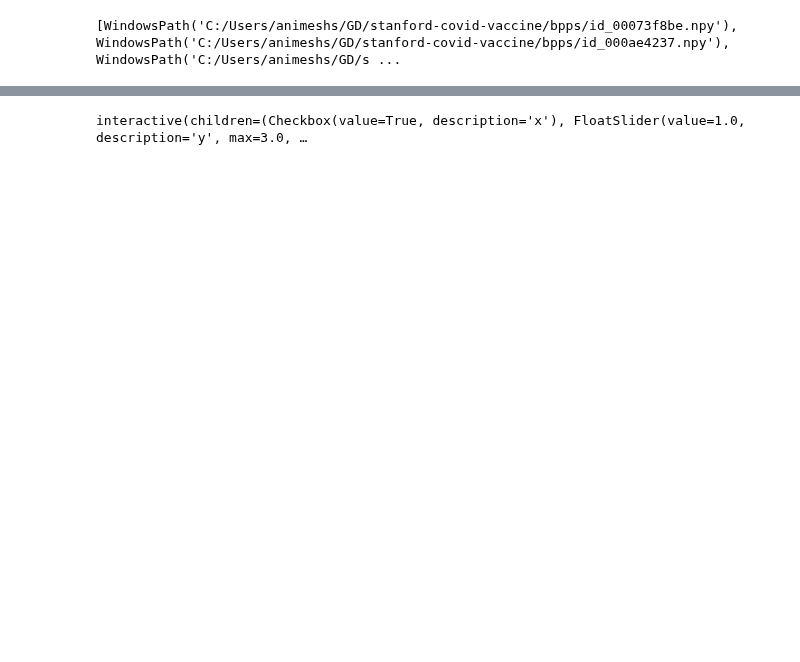
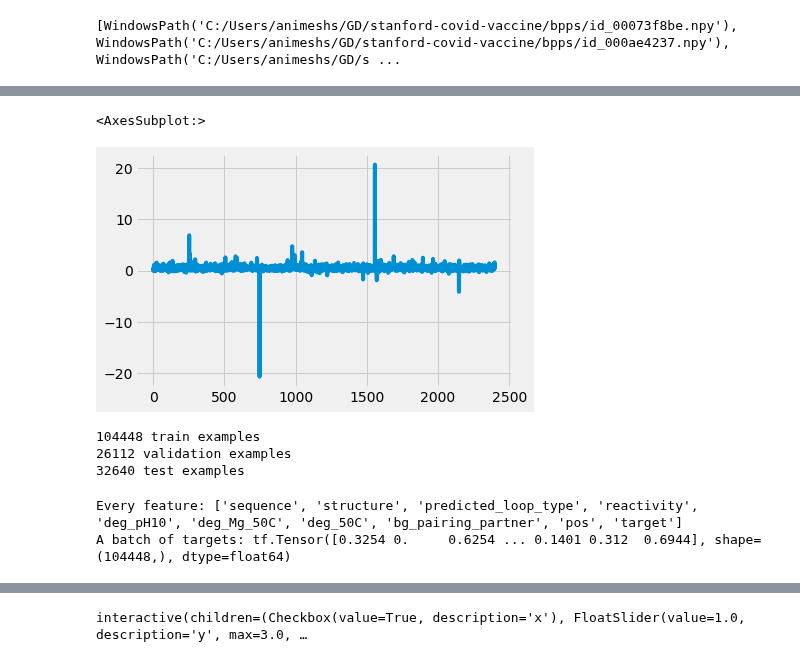
Before and after one commit to animesh/notebooks, a Jupyter notebook: deRNA.ipynb, the cells around one changed output, grey strips where cells are left out. Saved outputs shown, nothing was run; the diff lists cells and outputs as text; code cells hidden in the pictures; blank space fills up the shorter version.

```diff
--- a/deRNA.ipynb
+++ b/deRNA.ipynb
@@ -36,4 +39,5 @@ Successfully installed numpy-1.19.2 pandas-1.1.2 pytz-2020.1
 # %%
+import pandas as pd
 #train
 dfTrain=pd.read_json(trainFile,lines=True)
 train_data = []
@@ -41,16 +45,22 @@ train_data = []
 dfTrain.loc[dfTrain['id'] == "mol_id"]
 for mol_id in dfTrain['id'].unique():
     sample_data = dfTrain.loc[dfTrain['id'] == mol_id]
-    for i in range(68):
+    bg, = forgi.load_rna(sample_data['structure'].values[0])
+    for i in range(68): #calculate data only for 68 positions
+    #for i in range(int(sample_data['sequence'].apply(len)-1)):
+        #print(i)
         sample_tuple = (sample_data['id'].values[0], sample_data['sequence'].values[0][i],
                         sample_data['structure'].values[0][i], sample_data['predicted_loop_type'].values[0][i],
-                        sample_data['reactivity'].values[0][i], sample_data['reactivity_error'].values[0][i],
-                        sample_data['deg_Mg_pH10'].values[0][i], sample_data['deg_error_Mg_pH10'].values[0][i],
-                        sample_data['deg_pH10'].values[0][i], sample_data['deg_error_pH10'].values[0][i],
-                        sample_data['deg_Mg_50C'].values[0][i], sample_data['deg_error_Mg_50C'].values[0][i],
-                        sample_data['deg_50C'].values[0][i], sample_data['deg_error_50C'].values[0][i])
+                        sample_data['reactivity'].values[0][i], #sample_data['reactivity_error'].values[0][i],
+                        sample_data['deg_Mg_pH10'].values[0][i], #sample_data['deg_error_Mg_pH10'].values[0][i],
+                        sample_data['deg_pH10'].values[0][i], #sample_data['deg_error_pH10'].values[0][i],
+                        sample_data['deg_Mg_50C'].values[0][i], #sample_data['deg_error_Mg_50C'].values[0][i],
+                        sample_data['deg_50C'].values[0][i], #sample_data['deg_error_50C'].values[0][i],
+                        bg.pairing_partner(i),(i+1)
+                        )
         train_data.append(sample_tuple)
-trainCSV=pathFiles/'train_data.csv'
-train_data = pd.DataFrame(train_data, columns=['id', 'sequence', 'structure', 'predicted_loop_type', 'reactivity', 'reactivity_error', 'deg_Mg_pH10', 'deg_error_Mg_pH10','deg_pH10', 'deg_error_pH10', 'deg_Mg_50C', 'deg_error_Mg_50C', 'deg_50C', 'deg_error_50C'])
+trainCSV=pathFiles/'train_data_pair2.csv'
+train_data = pd.DataFrame(train_data, columns=['id', 'sequence', 'structure', 'predicted_loop_type', 'reactivity', 'deg_Mg_pH10', 'deg_pH10', 'deg_Mg_50C', 'deg_50C', 'bg_pairing_partner','pos'])
+#train_data = pd.DataFrame(train_data, columns=['id', 'sequence', 'structure', 'predicted_loop_type', 'reactivity', 'reactivity_error', 'deg_Mg_pH10', 'deg_error_Mg_pH10','deg_pH10', 'deg_error_pH10', 'deg_Mg_50C', 'deg_error_Mg_50C', 'deg_50C', 'deg_error_50C','bg_pairing_partner','pos'])
 train_data.head()
 train_data.to_csv(trainCSV, index = None)
@@ -56,0 +73,5 @@ train_data.to_csv(trainCSV, index = None)
+# %%
+import numpy as np
+dataframe=train_data
+dataframe['target'] = np.asarray(dataframe['reactivity'],np.float32)
+dataframe['target'].describe()
@@ -56,0 +88,4 @@ train_data.to_csv(trainCSV, index = None)
+# %%
+# Drop un-used columns.
+dataframe = dataframe.drop(columns=['id'])#, 'sequence'])#, 'structure', 'predicted_loop_type'])
+dataframe.tail()
@@ -56,0 +99,3 @@ train_data.to_csv(trainCSV, index = None)
+# %%
+dataframe.fillna(0,inplace=True)
+dataframe.tail()
@@ -56,0 +109,8 @@ train_data.to_csv(trainCSV, index = None)
+# %%
+import matplotlib.pyplot as plt
+#print(plt.style.available)
+plt.style.use(['fivethirtyeight'])
+dataframe.reactivity.plot()
+# %% [output]
+<AxesSubplot:>
+[figure, added]
@@ -56,0 +122,13 @@ train_data.to_csv(trainCSV, index = None)
+# %%
+from sklearn.model_selection import train_test_split
+from tensorflow import feature_column
+from tensorflow.keras import layers
+train, test = train_test_split(dataframe, test_size=0.2)
+train, val = train_test_split(train, test_size=0.2)
+print(len(train), 'train examples')
+print(len(val), 'validation examples')
+print(len(test), 'test examples')
+# %% [output]
+104448 train examples
+26112 validation examples
+32640 test examples
@@ -56,0 +153,8 @@ train_data.to_csv(trainCSV, index = None)
+# %%
+for feature_batch, label_batch in train_ds.take(1):
+  print('Every feature:', list(feature_batch.keys()))
+  #print('A batch of ages:', feature_batch['Age'])
+  print('A batch of targets:', label_batch )
+# %% [output]
+Every feature: ['sequence', 'structure', 'predicted_loop_type', 'reactivity', 'deg_pH10', 'deg_Mg_50C', 'deg_50C', 'bg_pairing_partner', 'pos', 'target']
+A batch of targets: tf.Tensor([0.3254 0.     0.6254 ... 0.1401 0.312  0.6944], shape=(104448,), dtype=float64)
```
Also changed, not shown: parts of 76 cells of this notebook, 2 other files.
